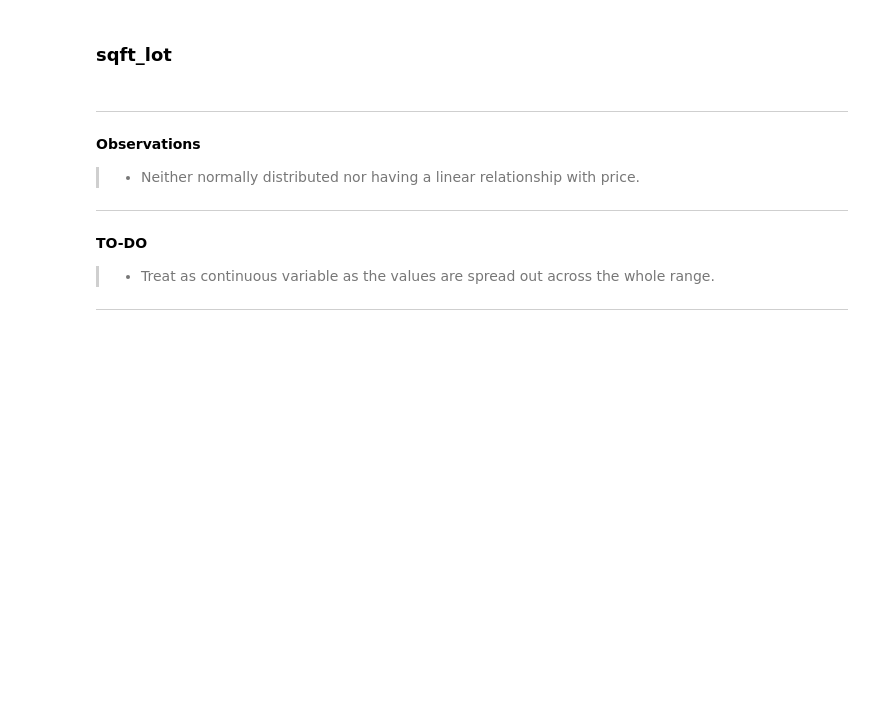
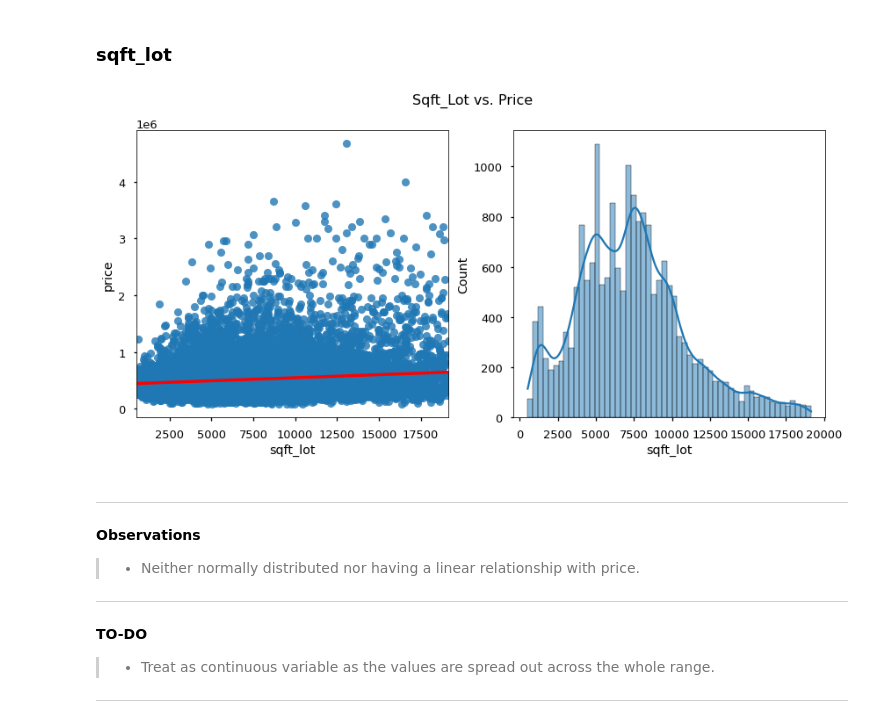
Before and after one commit to BenJMcCarty/BMC_KC_Housing_P2Project_v2, a Jupyter notebook: P2Pv2_now_w_pipes.ipynb, the cells around one changed output. Cells and saved outputs as stored; diff of their text form; code cells hidden in the pictures; blank space fills up the shorter version.

```diff
--- a/P2Pv2_now_w_pipes.ipynb
+++ b/P2Pv2_now_w_pipes.ipynb
@@ -908,7 +887,9 @@ As part of the function to create the plots, I include my function to ignore any
 # %% [markdown]
 ### sqft_lot
 # %%
-# show_cleaned_vis(df,"sqft_lot")
+show_cleaned_vis(df,"sqft_lot")
+# %% [output]
+[figure, added]
 # %% [markdown]
 ***
 **Observations**
```
Also changed, not shown: parts of 124 cells of this notebook, 1 other file.
